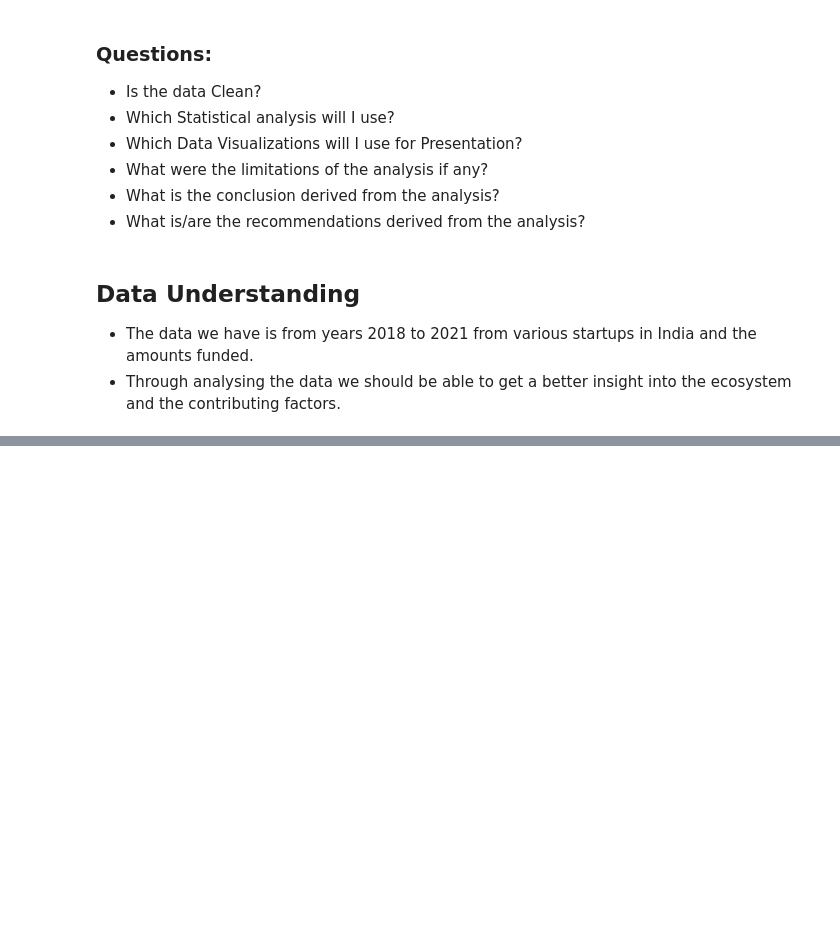
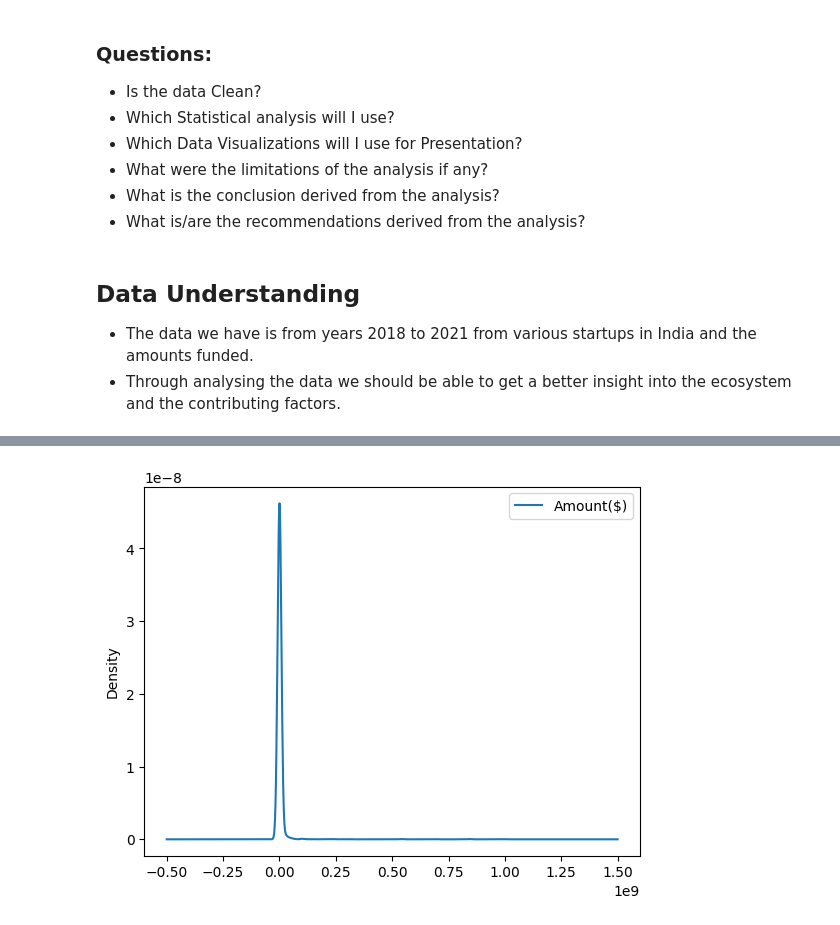
Before and after one commit to qochieng/Data-analysis-of-Startups-Funding-in-India, a Jupyter notebook: Startup-Project.ipynb, the cells around one changed output, grey strips where cells are left out. Saved outputs shown, nothing was run; the diff lists cells and outputs as text; code cells hidden in the pictures; blank space fills up the shorter version.

```diff
--- a/Startup-Project.ipynb
+++ b/Startup-Project.ipynb
@@ -171,0 +305,4 @@ FileNotFoundError: [Errno 2] No such file or directory: 'E:\\AZUBI CAREER ACCELE
+# %%
+df_combine.plot(kind='density');
+# %% [output]
+[figure, added]
```
Also changed, not shown: parts of 47 cells of this notebook.
